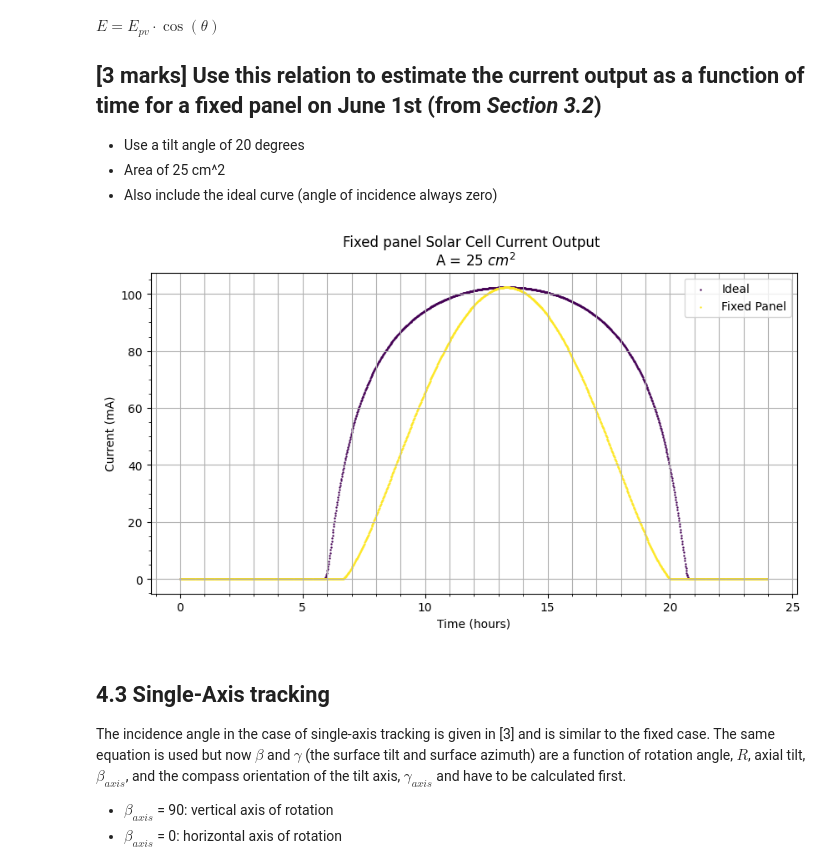
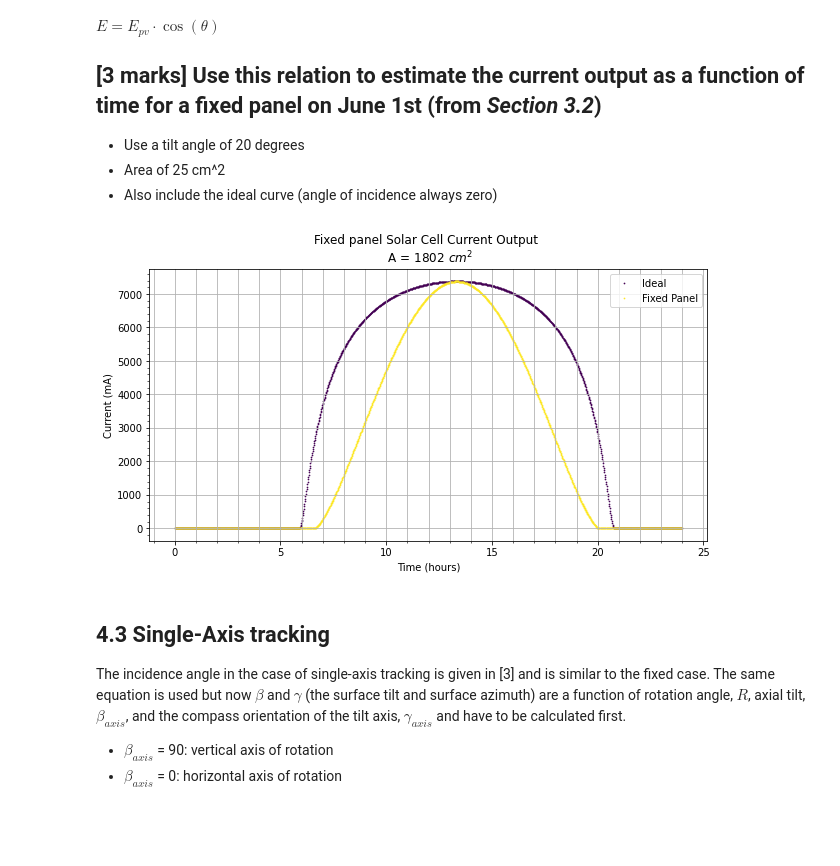
Before and after one commit to TiffanyNgai/solar_tracking, a Jupyter notebook: Assignment/SYDE361-A1-SOLN.ipynb, the cells around one changed output. Drawn from its saved outputs; the diff is of its cells as text; code cells hidden in the pictures; blank space fills up the shorter version.

```diff
--- a/Assignment/SYDE361-A1-SOLN.ipynb
+++ b/Assignment/SYDE361-A1-SOLN.ipynb
@@ -535,30 +535,30 @@ $ E = E_{pv} \cdot \cos(\theta) $
 # %%
 # SOLUTION
 
 plt.rcParams["axes.prop_cycle"] = plt.cycler("color", plt.cm.viridis(np.linspace(0,1,2)))
 
 
-A = 25 # cm2
+A = 1802 # cm2
 beta = 20 #degrees
 
 # hours including fractions of hours
 time = np.repeat(np.arange(0,24),60) + np.tile(np.arange(0,60),24)*1/60
 
 cos_theta = np.cos(np.radians(inc_ang(beta, panel_az, Wjun[:,1],Wjun[:,0])))
 
 plt.figure(figsize=[10,5])
 plt.scatter(time,current(Wjun[:,1],A), marker= '.',s = 2,label='Ideal')
 plt.scatter(time,current(Wjun[:,1],A)*cos_theta, marker= '.',s = 2,label='Fixed Panel')
 plt.minorticks_on()
 plt.grid(which='major',axis='y')
 plt.grid(which='both',axis='x')
 plt.xlabel('Time (hours)')
 plt.ylabel('Current (mA)')
 plt.title('Fixed panel Solar Cell Current Output \n A = ' + str(A) + ' $cm^2$')
 plt.legend()
 plt.show()
 # %% [output]
-[figure, old version]
+[figure, new version]
 # %% [markdown]
 ## 4.3 Single-Axis tracking
 
```
Also changed, not shown: parts of 16 cells of this notebook, 3 other files.
